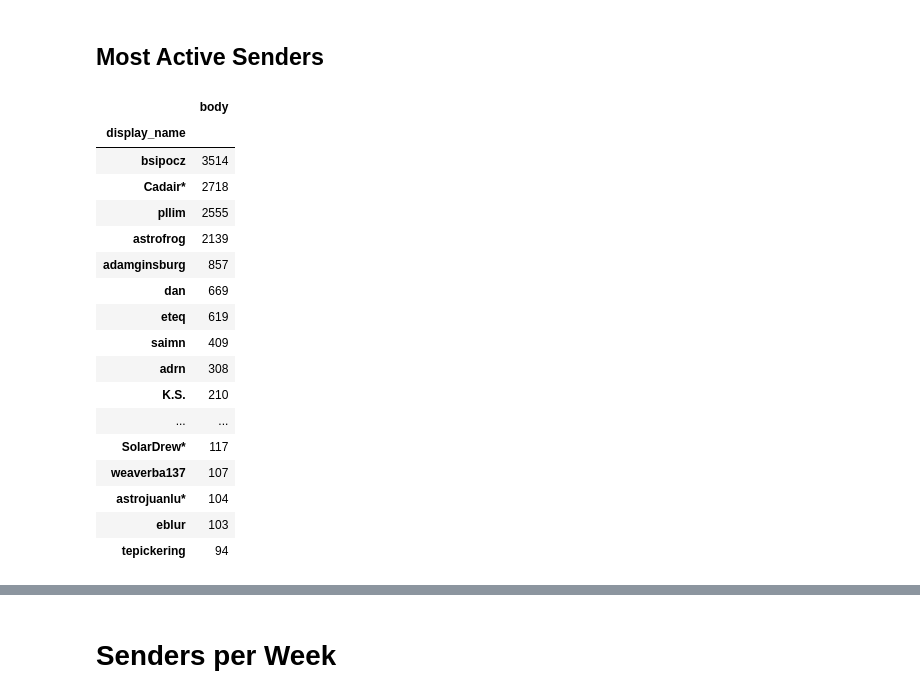
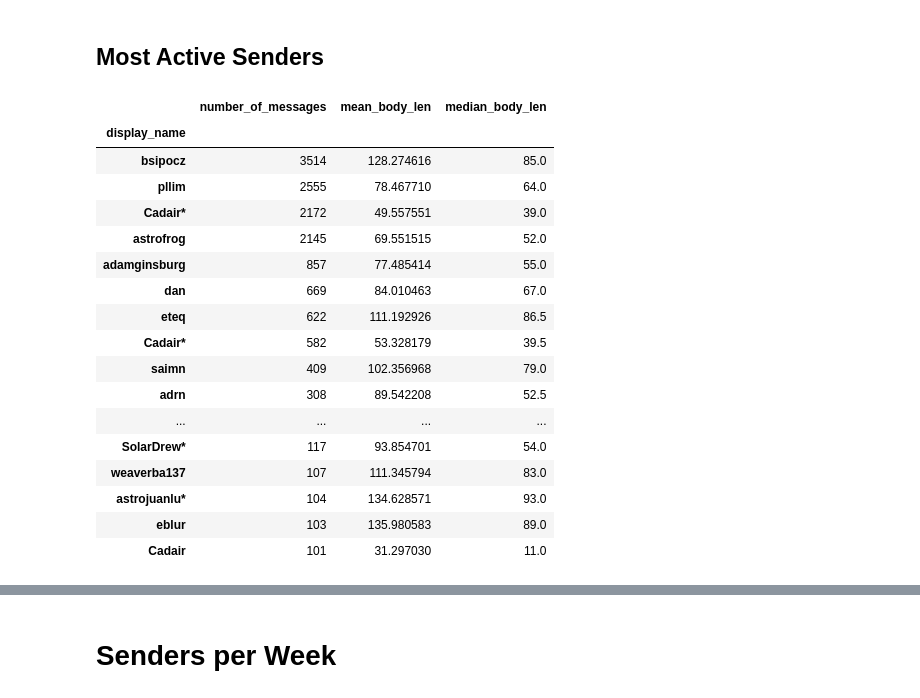
Before and after one commit to Cadair/chat_stats, a Jupyter notebook: astropy_sunpy.ipynb, the cells around one changed output, grey strips where cells are left out. Saved outputs shown, nothing was run; the diff lists cells and outputs as text; code cells hidden in the pictures.

```diff
--- a/astropy_sunpy.ipynb
+++ b/astropy_sunpy.ipynb
@@ -20,20 +18,5 @@ ids = get_rooms_in_community(api, "+astropy:openastronomy.org")
 ids = {'astropy': get_rooms_in_community(api, "+astropy:openastronomy.org"),
        'sunpy': get_rooms_in_community(api, "+sunpy:openastronomy.org")}
-# %%
-# Get all the messages in all the rooms
-events = {group: get_all_events(api, cids, cache=f"{group}_messages.h5", refresh_cache=False,
-                                stop_time=None)
-          for group, cids in ids.items()}
-
-# Pop out this chat as it's old and full of freenode spam
-_ = events['astropy'].pop("astropy_irc_and_gitter")
-# Pop out this one as it has no messages in it
-#_ = events['astropy'].pop("astropy_workshops")
-_ = events['astropy'].pop("astropy_matrix_test")
-
-# Filter by actual messages
-messages = {group: filter_events_by_messages(gevents, ignore_github=True) for group, gevents in events.items()}
-
-for gmessages in messages.values():
-    for m in gmessages.values():
-        m.loc[:,'usender'] = [a.split(":")[0][1:].split("_")[-1] if "slack" in a else a for a in m['sender']]
+# %%
+events, messages = load_messages(api, ids, refresh_cache=False, stop_time=stop_time, ignore_github=True,
+                                ignore_rooms=['astropy_irc_and_gitter'])
@@ -40,5 +34,9 @@ for gmessages in messages.values():
 # %%
-all_messages = {group: pd.concat(gmessages).reset_index(level=0) for group, gmessages in messages.items()}
+# We ignore emtpy rooms
+non_empty_messages = {group: {room: m for room, m in gmessages.items() if not m.empty}
+                      for group, gmessages in messages.items()}
+all_messages = {group: pd.concat(gmessages).reset_index(level=0)
+                for group, gmessages in non_empty_messages.items()}
 # %% [markdown]
 # Instant Messaging
 
@@ -178,0 +163,2 @@ for group, gmessages in all_messages.items():
+# %%
+active_senders = calculate_active_senders(api, all_messages, 20, "@slack_astropy_{s}:openastronomy.org")
@@ -179,22 +168,22 @@ for group, gmessages in all_messages.items():
 # %%
-active_senders['astropy']
+active_senders['astropy'].iloc[:, 1:]
 # %% [output]
-|  | body |
-| display_name |  |
-| bsipocz | 3514 |
-| Cadair* | 2718 |
-| pllim | 2555 |
-| astrofrog | 2139 |
-| adamginsburg | 857 |
-| dan | 669 |
-| eteq | 619 |
-| saimn | 409 |
-| adrn | 308 |
-| K.S. | 210 |
-| ... | ... |
-| SolarDrew* | 117 |
-| weaverba137 | 107 |
-| astrojuanlu* | 104 |
-| eblur | 103 |
-| tepickering | 94 |
+|  | number_of_messages | mean_body_len | median_body_len |
+| display_name |  |  |  |
+| bsipocz | 3514 | 128.274616 | 85.0 |
+| pllim | 2555 | 78.467710 | 64.0 |
+| Cadair* | 2172 | 49.557551 | 39.0 |
+| astrofrog | 2145 | 69.551515 | 52.0 |
+| adamginsburg | 857 | 77.485414 | 55.0 |
+| dan | 669 | 84.010463 | 67.0 |
+| eteq | 622 | 111.192926 | 86.5 |
+| Cadair* | 582 | 53.328179 | 39.5 |
+| saimn | 409 | 102.356968 | 79.0 |
+| adrn | 308 | 89.542208 | 52.5 |
+| ... | ... | ... | ... |
+| SolarDrew* | 117 | 93.854701 | 54.0 |
+| weaverba137 | 107 | 111.345794 | 83.0 |
+| astrojuanlu* | 104 | 134.628571 | 93.0 |
+| eblur | 103 | 135.980583 | 89.0 |
+| Cadair | 101 | 31.297030 | 11.0 |
 # %%
```
Also changed, not shown: parts of 18 cells of this notebook, 2 other files.
